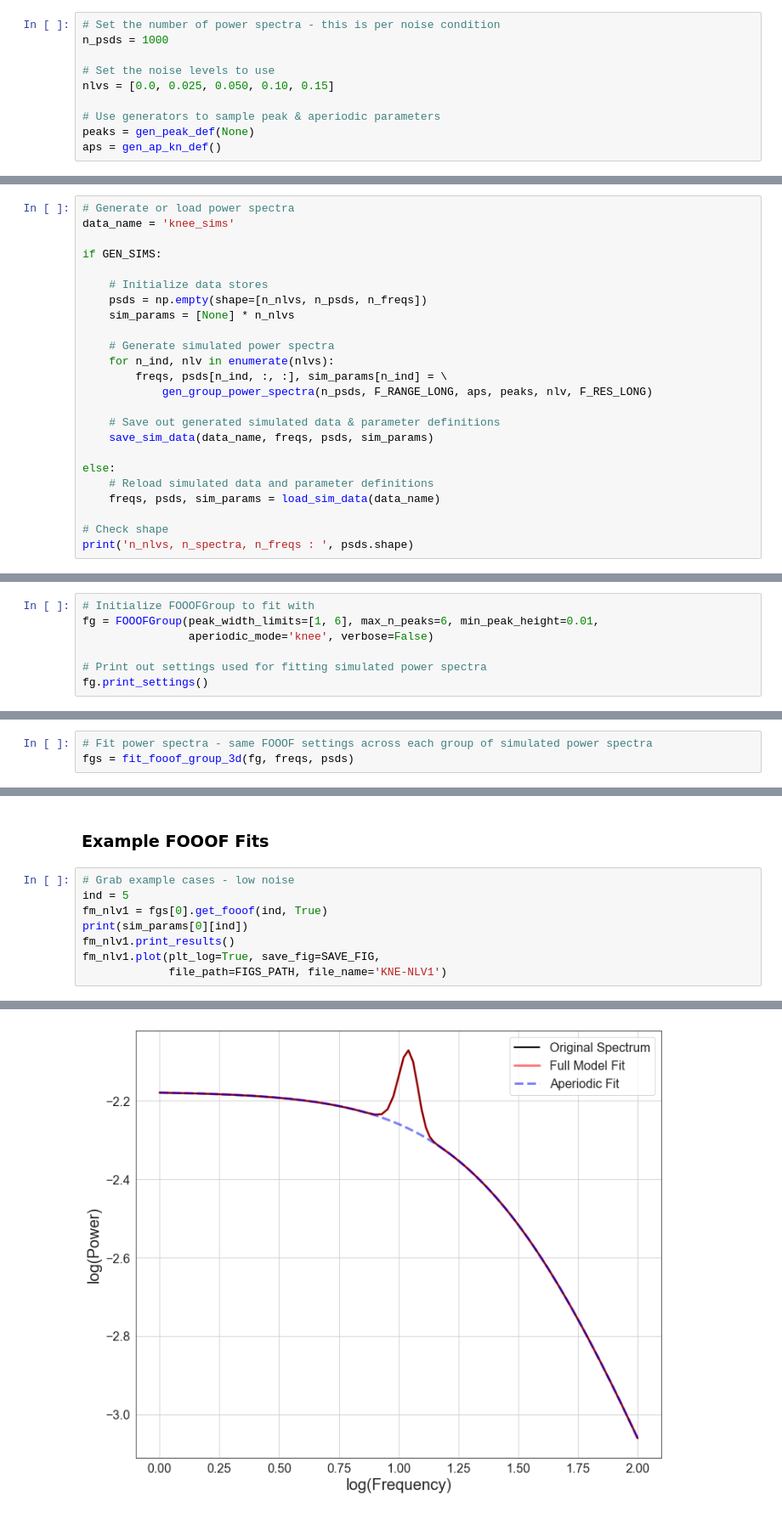
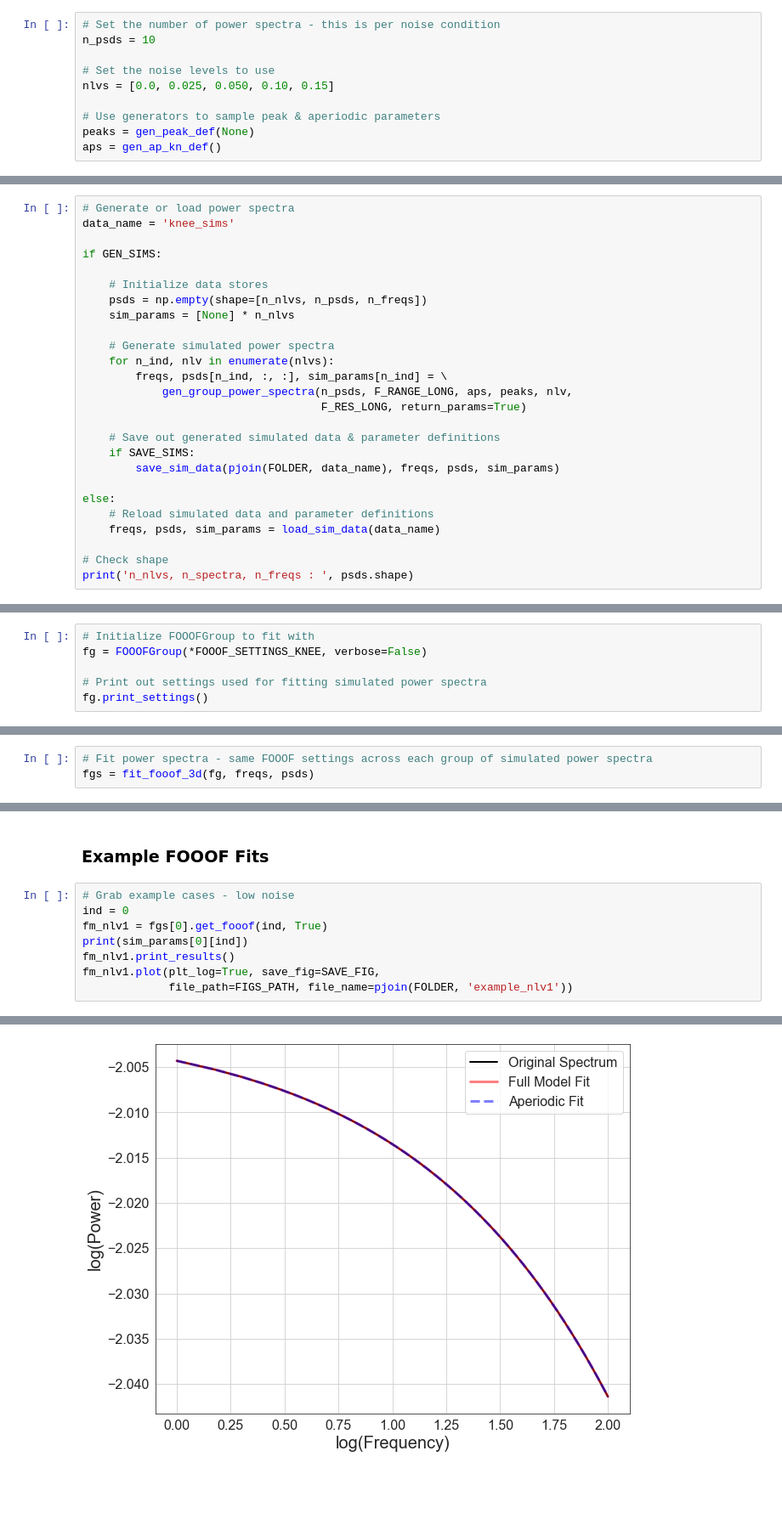
Before and after one commit to TomDonoghue/SIMparam, a Jupyter notebook: notebooks/03-KneeSims.ipynb, the cells around one changed output, grey strips where cells are left out. Shown: that part at 85% size. Drawn from its saved outputs; the diff is of its cells as text; blank space fills up the shorter version.

Commit message:
Code updates - updated FOOOF & settings managemnt

```diff
--- a/notebooks/03-KneeSims.ipynb
+++ b/notebooks/03-KneeSims.ipynb
@@ -37,7 +43,7 @@ GEN_SIMS = True
 ### Simulate Power Spectra
 # %%
 # Set the number of power spectra - this is per noise condition
-n_psds = 1000
+n_psds = 10
 
 # Set the noise levels to use
 nlvs = [0.0, 0.025, 0.050, 0.10, 0.15]
@@ -62,10 +68,12 @@ if GEN_SIMS:
     # Generate simulated power spectra
     for n_ind, nlv in enumerate(nlvs):
         freqs, psds[n_ind, :, :], sim_params[n_ind] = \
-            gen_group_power_spectra(n_psds, F_RANGE_LONG, aps, peaks, nlv, F_RES_LONG)
+            gen_group_power_spectra(n_psds, F_RANGE_LONG, aps, peaks, nlv,
+                                    F_RES_LONG, return_params=True)
 
     # Save out generated simulated data & parameter definitions
-    save_sim_data(data_name, freqs, psds, sim_params)
+    if SAVE_SIMS:
+        save_sim_data(pjoin(FOLDER, data_name), freqs, psds, sim_params)
 
 else:
     # Reload simulated data and parameter definitions
@@ -82,8 +90,7 @@ osc_truths, ap_truths = get_ground_truth(sim_params)
 ### Fit Power Spectra with FOOOF
 # %%
 # Initialize FOOOFGroup to fit with
-fg = FOOOFGroup(peak_width_limits=[1, 6], max_n_peaks=6, min_peak_height=0.01,
-                aperiodic_mode='knee', verbose=False)
+fg = FOOOFGroup(*FOOOF_SETTINGS_KNEE, verbose=False)
 
 # Print out settings used for fitting simulated power spectra
 fg.print_settings()
@@ -101,7 +108,7 @@ fg.print_settings()
 ==================================================================================================
 # %%
 # Fit power spectra - same FOOOF settings across each group of simulated power spectra
-fgs = fit_fooof_group_3d(fg, freqs, psds)
+fgs = fit_fooof_3d(fg, freqs, psds)
 # %% [markdown]
 ### Extract FOOOF fit Data
 # %%
@@ -214,10 +225,10 @@ plot_errors_violin(r2_fits, 'R2', y_label='R^2', plt_log=False,
 ### Example FOOOF Fits
 # %%
 # Grab example cases - low noise
-ind = 5
+ind = 0
 fm_nlv1 = fgs[0].get_fooof(ind, True)
 print(sim_params[0][ind])
 fm_nlv1.print_results()
 fm_nlv1.plot(plt_log=True, save_fig=SAVE_FIG,
-             file_path=FIGS_PATH, file_name='KNE-NLV1')
+             file_path=FIGS_PATH, file_name=pjoin(FOLDER, 'example_nlv1'))
 # %% [output]
@@ -241,5 +251,5 @@ SimParams(aperiodic_params=[0, 150, 1.5], gaussian_params=[[11, 0.2, 1.0]], nlv=
 
 ==================================================================================================
-[figure, old version]
+[figure, new version]
 # %%
 # Grab example cases - high noise
```
Also changed, not shown: parts of 16 cells of this notebook, 11 other files.
